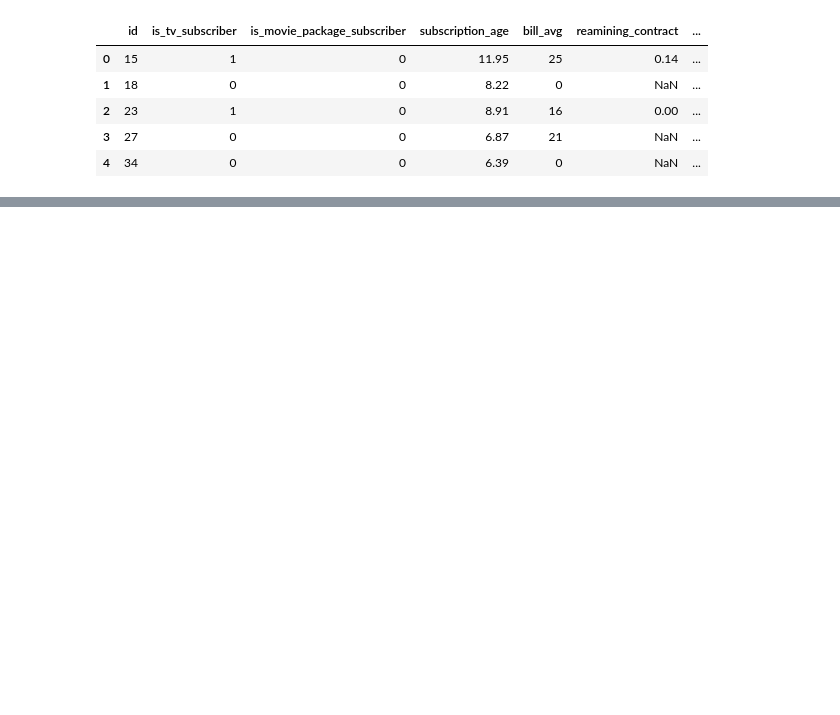
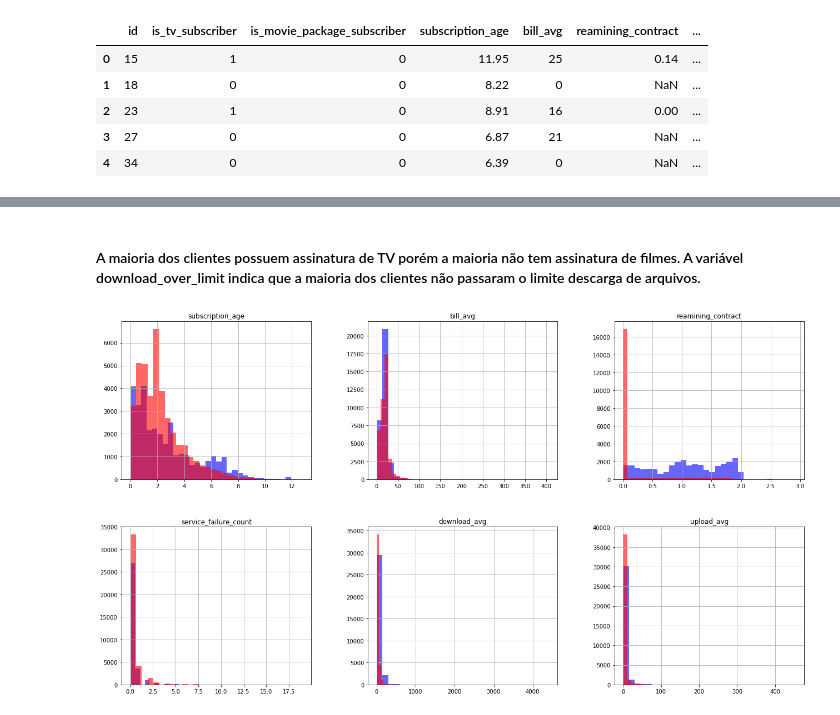
Before and after one commit to omarca2022/churn_project, a Jupyter notebook: churn_projeto.ipynb, the cells around one changed output, grey strips where cells are left out. Cells and saved outputs as stored; diff of their text form; code cells hidden in the pictures; blank space fills up the shorter version.

```diff
--- a/churn_projeto.ipynb
+++ b/churn_projeto.ipynb
@@ -20,0 +103,10 @@ churn.shape
+# %% [markdown]
+#### A maioria dos clientes possuem assinatura de TV porém a maioria não tem assinatura de filmes. A variável download_over_limit indica que a maioria dos clientes não passaram o limite descarga de arquivos.
+# %%
+# Observar as distribuições de cada variável numérica em relação à variável churn.
+churn_cont=['subscription_age','bill_avg','reamining_contract','service_failure_count','download_avg', 'upload_avg']
+fig, ax = plt.subplots(2, 3, figsize=(22, 12));
+churn_df[churn_df.churn == 0][churn_cont].hist( bins=30, color="blue", alpha=0.6, ax=ax);
+churn_df[churn_df.churn == 1][churn_cont].hist( bins=30, color="red", alpha=0.6, ax=ax);
+# %% [output]
+[figure, added]
```
Also changed, not shown: parts of 51 cells of this notebook.
